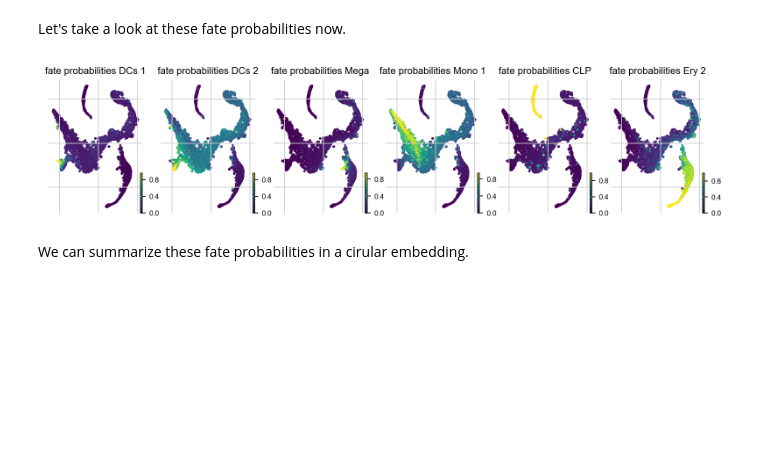
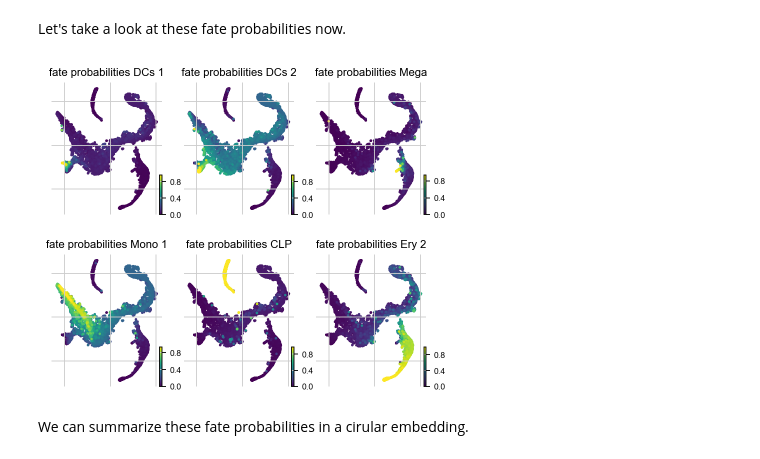
Before and after one commit to quadbio/cellmapper, a Jupyter notebook: docs/notebooks/tutorials/data_denoising.ipynb, the cells around one changed output. Saved outputs shown, nothing was run; the diff lists cells and outputs as text; code cells hidden in the pictures; blank space fills up the shorter version.

```diff
--- a/docs/notebooks/tutorials/data_denoising.ipynb
+++ b/docs/notebooks/tutorials/data_denoising.ipynb
@@ -199,9 +199,9 @@ g.compute_fate_probabilities()
 Let's take a look at these fate probabilities now.
 # %%
 with plt.rc_context({"figure.figsize": (2, 2.5)}):
-    g.plot_fate_probabilities(same_plot=False, fontsize=10)
+    g.plot_fate_probabilities(same_plot=False, fontsize=10, ncols=3)
 # %% [output]
-[figure, old version]
+[figure, new version]
 # %% [markdown]
 We can summarize these fate probabilities in a cirular embedding.
 # %%
```
Also changed, not shown: parts of 3 cells of this notebook, 4 other files.
